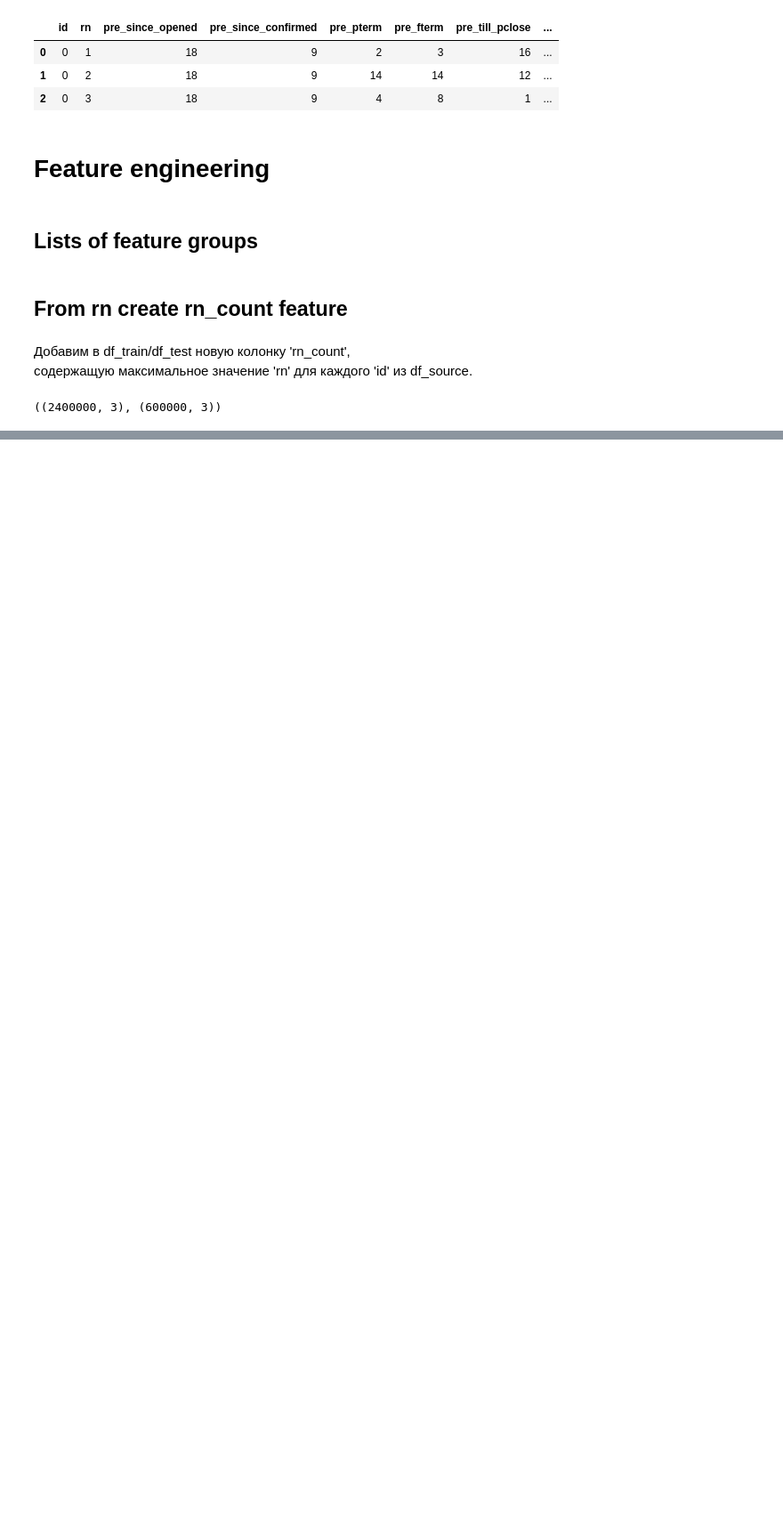
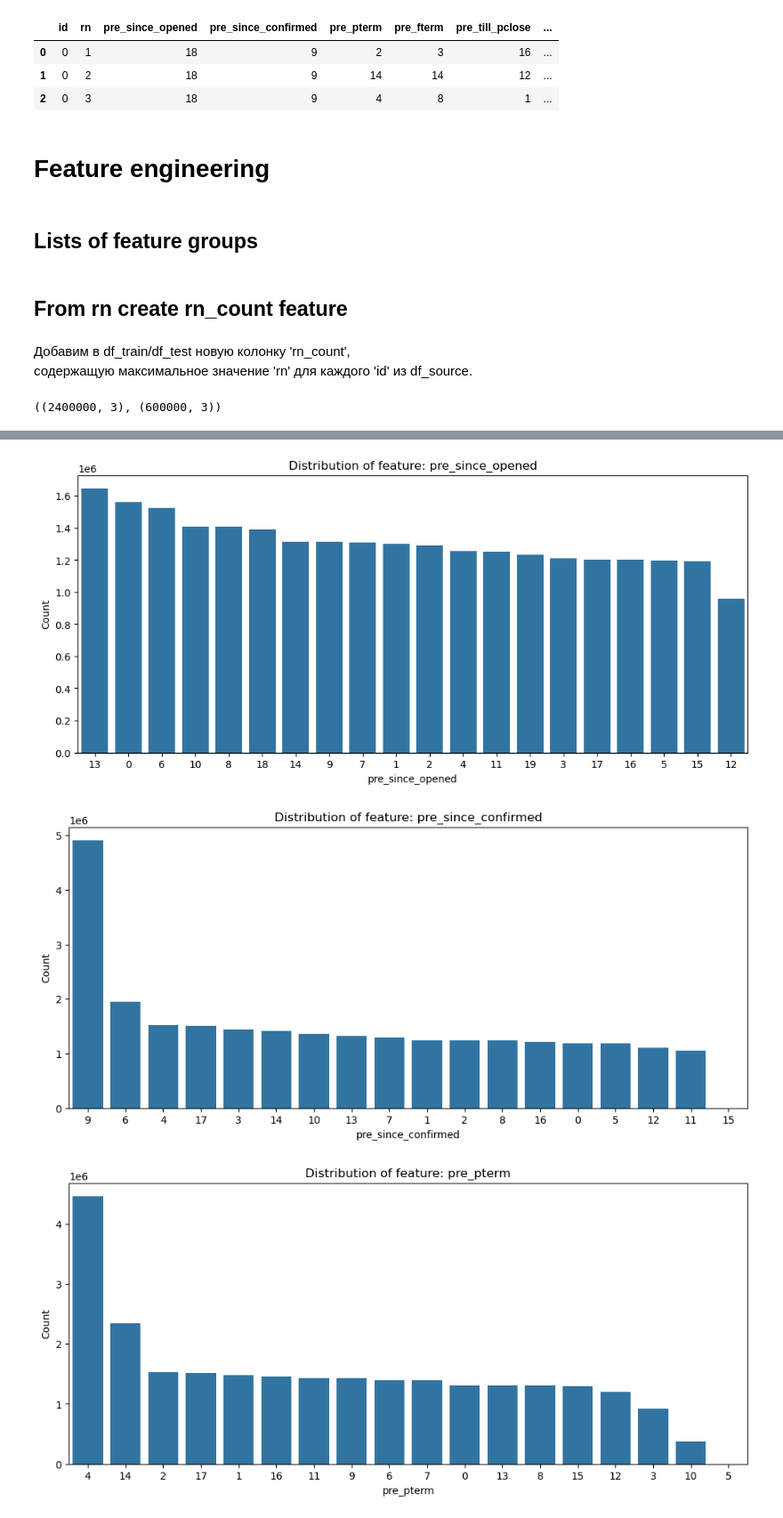
Before and after one commit to Sergey-Chursin/catboost-credit-scoring-pipeline, a Jupyter notebook: data_preparation.ipynb, the cells around one changed output, grey strips where cells are left out. Shown at 89% size. Drawn from its saved outputs; the diff is of its cells as text; code cells hidden in the pictures; blank space fills up the shorter version.

```diff
--- a/data_preparation.ipynb
+++ b/data_preparation.ipynb
@@ -460,0 +614,23 @@ df_test.to_csv('prepared_data/features_data_test.csv', index=False)
+# %%
+# Посмотрим на формы распределений признаков
+for col in df[pre_features]:
+    # Получаем частотности значений признака
+    val_counts = df[col].value_counts()
+
+    plt.figure(figsize=(12, 5))
+
+    # Строим столбчатую диаграмму с порядком значений по убыванию частотности
+    sns.barplot(
+        x=val_counts.index,
+        y=val_counts.values,
+        order=val_counts.index
+    )
+
+    plt.title(f'Distribution of feature: {col}')
+    plt.xlabel(col)
+    plt.ylabel('Count')
+    plt.show()
+# %% [output]
+[figure, added]
+[figure, added]
+[figure, added]
```
Also changed, not shown: parts of 15 cells of this notebook.
